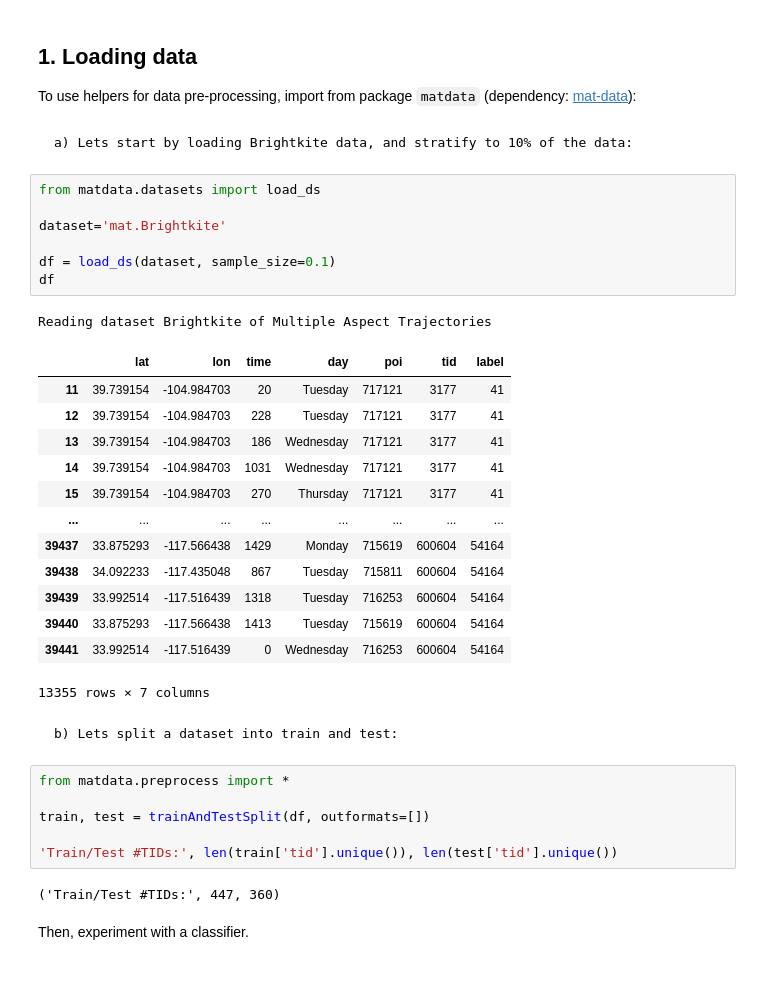
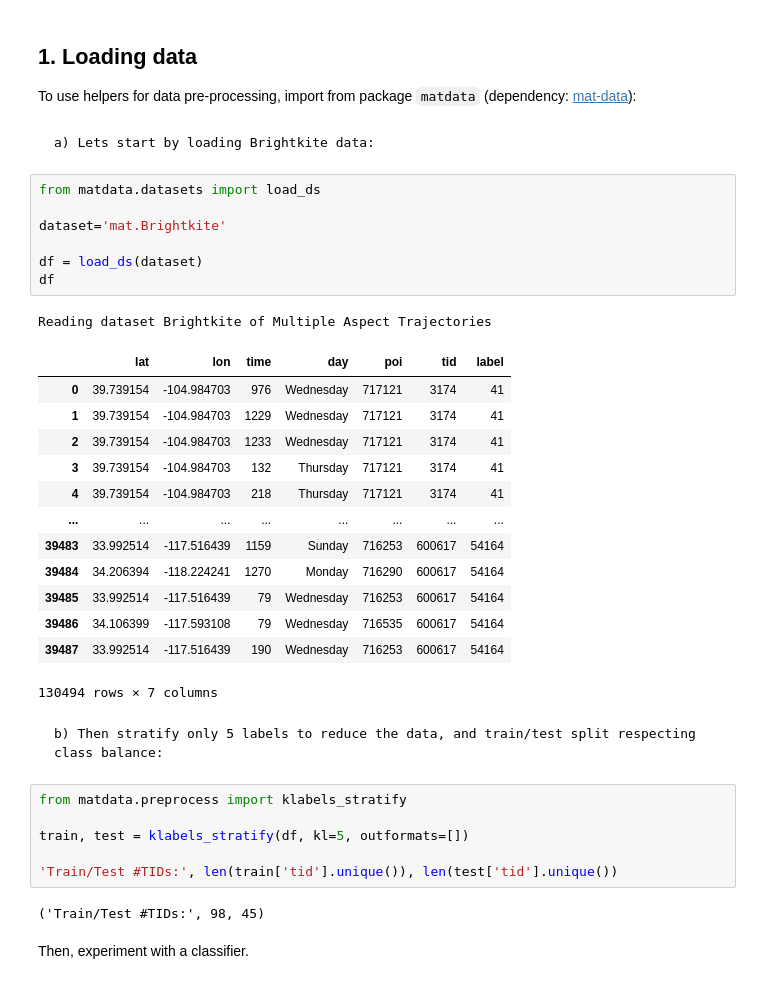
Before and after one commit to mat-analysis/mat-classification, a Jupyter notebook: MAT-analysis-Tutorial.ipynb, the cells around one changed output. Saved outputs shown, nothing was run; the diff lists cells and outputs as text.

Commit message:
MAT-analysis: Analisys and Classification methods for Multiple Aspect Trajectory Data Mining

```diff
--- a/MAT-analysis-Tutorial.ipynb
+++ b/MAT-analysis-Tutorial.ipynb
@@ -13,39 +16,39 @@ Copyright (C) 2023, License GPL Version 3 or superior (see LICENSE file)
 ## 1. Loading data
 To use helpers for data pre-processing, import from package `matdata` (dependency: [mat-data](https://github.com/ttportela/mat-data)):
 # %% [markdown]
-    a) Lets start by loading Brightkite data, and stratify to 10% of the data:
+    a) Lets start by loading Brightkite data:
 # %%
 from matdata.datasets import load_ds
 
 dataset='mat.Brightkite'
 
-df = load_ds(dataset, sample_size=0.1)
+df = load_ds(dataset)
 df
 # %% [output]
 Reading dataset Brightkite of Multiple Aspect Trajectories
 |  | lat | lon | time | day | poi | tid | label |
-| 11 | 39.739154 | -104.984703 | 20 | Tuesday | 717121 | 3177 | 41 |
-| 12 | 39.739154 | -104.984703 | 228 | Tuesday | 717121 | 3177 | 41 |
-| 13 | 39.739154 | -104.984703 | 186 | Wednesday | 717121 | 3177 | 41 |
-| 14 | 39.739154 | -104.984703 | 1031 | Wednesday | 717121 | 3177 | 41 |
-| 15 | 39.739154 | -104.984703 | 270 | Thursday | 717121 | 3177 | 41 |
+| 0 | 39.739154 | -104.984703 | 976 | Wednesday | 717121 | 3174 | 41 |
+| 1 | 39.739154 | -104.984703 | 1229 | Wednesday | 717121 | 3174 | 41 |
+| 2 | 39.739154 | -104.984703 | 1233 | Wednesday | 717121 | 3174 | 41 |
+| 3 | 39.739154 | -104.984703 | 132 | Thursday | 717121 | 3174 | 41 |
+| 4 | 39.739154 | -104.984703 | 218 | Thursday | 717121 | 3174 | 41 |
 | ... | ... | ... | ... | ... | ... | ... | ... |
-| 39437 | 33.875293 | -117.566438 | 1429 | Monday | 715619 | 600604 | 54164 |
-| 39438 | 34.092233 | -117.435048 | 867 | Tuesday | 715811 | 600604 | 54164 |
-| 39439 | 33.992514 | -117.516439 | 1318 | Tuesday | 716253 | 600604 | 54164 |
-| 39440 | 33.875293 | -117.566438 | 1413 | Tuesday | 715619 | 600604 | 54164 |
-| 39441 | 33.992514 | -117.516439 | 0 | Wednesday | 716253 | 600604 | 54164 |
+| 39483 | 33.992514 | -117.516439 | 1159 | Sunday | 716253 | 600617 | 54164 |
+| 39484 | 34.206394 | -118.224241 | 1270 | Monday | 716290 | 600617 | 54164 |
+| 39485 | 33.992514 | -117.516439 | 79 | Wednesday | 716253 | 600617 | 54164 |
+| 39486 | 34.106399 | -117.593108 | 79 | Wednesday | 716535 | 600617 | 54164 |
+| 39487 | 33.992514 | -117.516439 | 190 | Wednesday | 716253 | 600617 | 54164 |
-13355 rows × 7 columns
+130494 rows × 7 columns
-# %% [markdown]
-    b) Lets split a dataset into train and test:
+# %% [markdown]
+    b) Then stratify only 5 labels to reduce the data, and train/test split respecting class balance:
 # %%
-from matdata.preprocess import *
+from matdata.preprocess import klabels_stratify
 
-train, test = trainAndTestSplit(df, outformats=[])
+train, test = klabels_stratify(df, kl=5, outformats=[])
 
 'Train/Test #TIDs:', len(train['tid'].unique()), len(test['tid'].unique())
 # %% [output]
-('Train/Test #TIDs:', 447, 360)
+('Train/Test #TIDs:', 98, 45)
 # %% [markdown]
 Then, experiment with a classifier.
 # %% [markdown]
```
Also changed, not shown: parts of 22 cells of this notebook, 24 other files.
